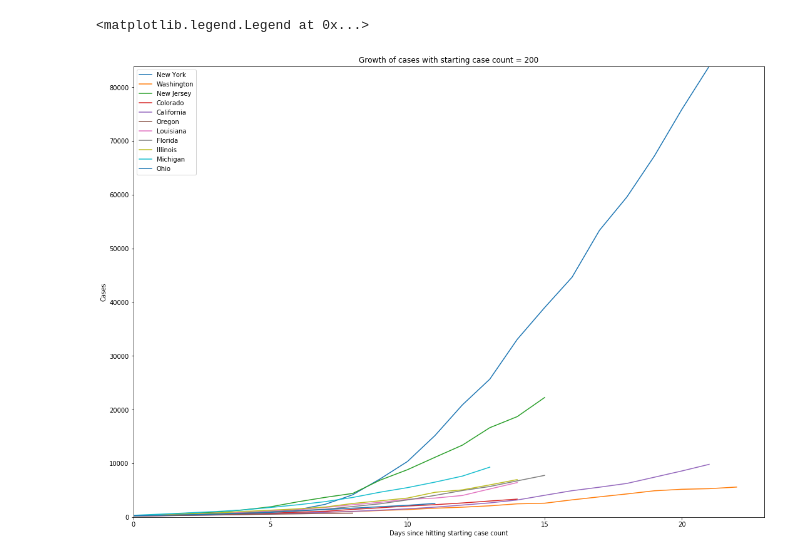
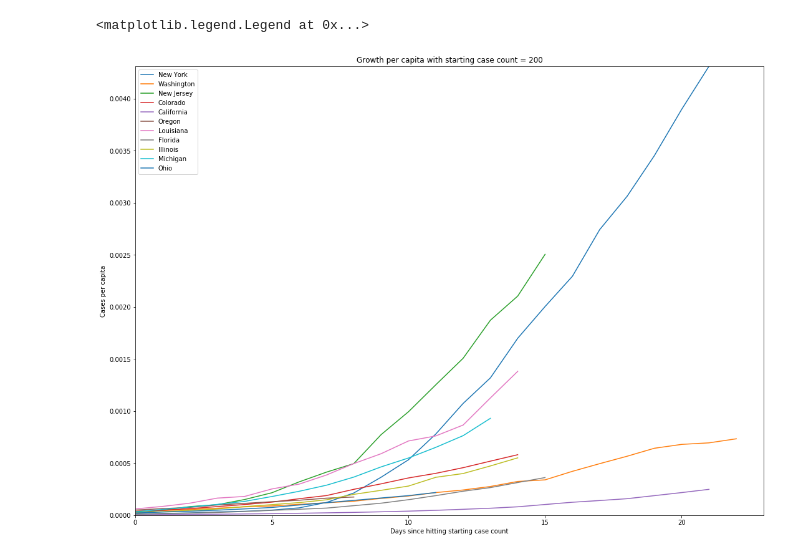
Before and after one commit to nytimes/covid-19-data, a Jupyter notebook: my-analysis.ipynb, the cells around one changed output. Drawn from its saved outputs; the diff is of its cells as text; code cells hidden in the pictures.

```diff
--- a/my-analysis.ipynb
+++ b/my-analysis.ipynb
@@ -7,33 +44,34 @@ data = pd.read_csv('us-states.csv')
 # %%
 starting_cases = 200
 fig = plt.figure(figsize=(14,10))
 ax = fig.add_axes([0,0,1,1])
-ax.set_title('Growth of cases with starting case count = ' + str(starting_cases))
+ax.set_title('Growth per capita with starting case count = ' + str(starting_cases))
 ax.set_xlabel('Days since hitting starting case count')
-ax.set_ylabel('Cases')
-
-def doplot(fulldata, state):
+ax.set_ylabel('Cases per capita')
+ax.set_ylim(0, 0.000001)
+def doplotpercapita(fulldata, state, population):
     data = fulldata[fulldata.state == state][['date', 'cases']]
     data = data[data.cases >= starting_cases]
+    data.cases = data.cases / population
     if len(data['cases']):
         data_asarray = data.cases.values
         ax.set_xlim(0, max(data_asarray.size, ax.get_xlim()[1]))
         ax.set_ylim(0, max(data['cases'].max(), ax.get_ylim()[1]))
         ax.plot(data_asarray, label=state)
 
-doplot(data, 'New York')
-doplot(data, 'Washington')
-doplot(data, 'New Jersey')
-doplot(data, 'Colorado')
-doplot(data, 'California')
-doplot(data, 'Oregon')
-doplot(data, 'Louisiana')
-doplot(data, 'Florida')
-doplot(data, 'Illinois')
-doplot(data, 'Michigan')
-doplot(data, 'Ohio')
+doplotpercapita(data, 'New York', 19453561)
+doplotpercapita(data, 'Washington', 7614893)
+doplotpercapita(data, 'New Jersey', 8882190)
+doplotpercapita(data, 'Colorado', 5758736)
+doplotpercapita(data, 'California', 39512223)
+doplotpercapita(data, 'Oregon', 4217737)
+doplotpercapita(data, 'Louisiana', 4648794)
+doplotpercapita(data, 'Florida', 21477737)
+doplotpercapita(data, 'Illinois', 12671821)
+doplotpercapita(data, 'Michigan', 9986857)
+doplotpercapita(data, 'Ohio',11689100)
 
 ax.legend()
 # %% [output]
 <matplotlib.legend.Legend at 0x...>
-[figure, old version]
+[figure, new version]
```
Also changed, not shown: parts of 5 cells of this notebook.
